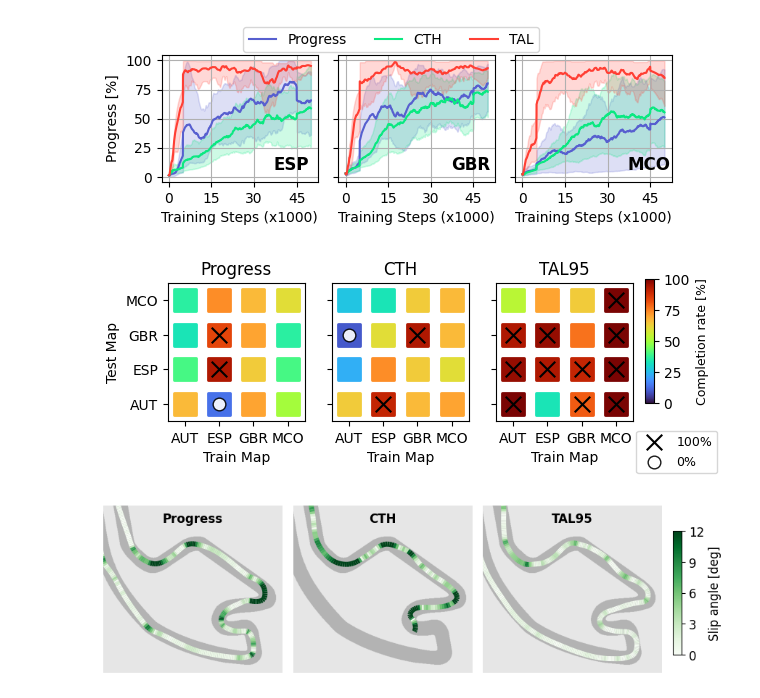
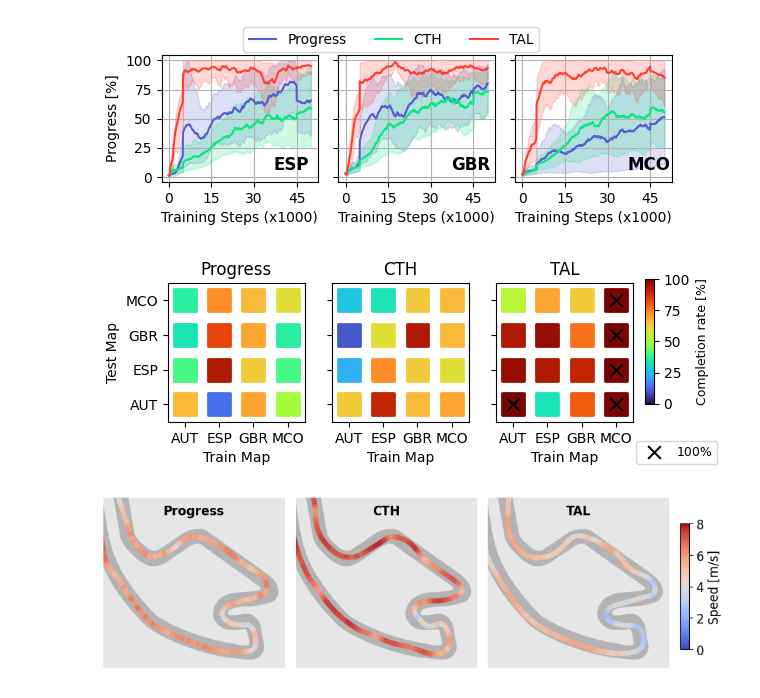
Before and after one commit to BDEvan5/f1tenth_benchmarks, a Jupyter notebook: f1tenth_benchmarks/benchmark_results/drl_result_plots.ipynb, the cells around one changed output. Cells and saved outputs as stored; diff of their text form; code cells hidden in the pictures.

```diff
--- a/f1tenth_benchmarks/benchmark_results/drl_result_plots.ipynb
+++ b/f1tenth_benchmarks/benchmark_results/drl_result_plots.ipynb
@@ -25,6 +24,8 @@ Complied Full.csv and Summary.csv.
 # %%
 seeds = [12, 13, 14]
 rewards = ["Progress", "CTH", "TAL95"]
+reward_names = ["Progress", "CTH", "TAL"]
+
 train_maps = ["mco", "gbr", "esp", "aut"]
 
 colors = [periwinkle, minty_green, red_orange]
@@ -111,52 +89,63 @@ avg_data.to_csv("Logs/drl_avg_data.csv", index=False)
 # %%
-summary_df = pd.read_csv("Logs/drl_avg_data.csv")
+summary_df = pd.read_csv("Logs/Summary.csv")
+map_list = ["aut", "esp", "gbr", "mco"]
 
-completion_data = summary_df[["TrainMap", "Reward", "CompletionRate", "TestMap"]].copy()
+completion_data = {}
+for i, reward in enumerate(rewards):
+    for train_map in map_list:
+        test_ids = [f"TD3_{reward}_{seed}_{train_map}" for seed in seeds]
+        mini_df = summary_df.loc[summary_df.TestID.isin(test_ids)].drop(columns=["TestID", "Vehicle", "VehicleID"])
+        completion_data[f"{reward}_{train_map}"] = mini_df.groupby("MapName").mean()
+
+completion_data = pd.concat(completion_data).reset_index().fillna(0)
+completion_data["Reward"] = completion_data["level_0"].apply(lambda x: x.split("_")[0])
+completion_data["TrainMap"] = completion_data["level_0"].apply(lambda x: x.split("_")[1])
+completion_data = completion_data.drop(columns=["level_0", "StdTime"])
+completion_data["TestMap"] = completion_data["MapName"].apply(lambda x: x.upper())
+
+completion_data = completion_data[["TrainMap", "Reward", "CompletionRate", "TestMap"]].copy()
 completion_data["CompletionRate"] = 100 * completion_data["CompletionRate"]
 completion_data["TrainMap"] = completion_data["TrainMap"].apply(lambda x: x.upper())
-completion_data["TestMap"] = completion_data["TestMap"].apply(lambda x: x.upper())
+completion_data["TestMap"] = completion_data["TestMap"]
+
 size = 250
-
-rewards = ["Progress", "CTH", "TAL95"]
 
 fig, ax = plt.subplots(1, 3, figsize=(6, 1.8), sharex=True, sharey=True)
 for i, reward in enumerate(rewards):
     axs = ax[i]
     reward_df = completion_data.loc[completion_data.Reward == reward]
 
     a = axs.scatter(reward_df["TrainMap"], reward_df["TestMap"], s=size, c=reward_df["CompletionRate"], marker='s', linewidth=2, cmap='turbo', vmin=0, vmax=100)
 
-    complete_df = reward_df.loc[reward_df.CompletionRate >= 80]
-    axs.scatter(complete_df["TrainMap"], complete_df["TestMap"], s=size/2, c='k', marker='x', label="100%")
+    complete_df = reward_df.loc[reward_df.CompletionRate >= 99]
+    axs.scatter(complete_df["TrainMap"], complete_df["TestMap"], s=size/3, c='k', marker='x', label="100%")
 
-    complete_df = reward_df.loc[reward_df.CompletionRate <= 20]
-    axs.scatter(complete_df["TrainMap"], complete_df["TestMap"], s=size/3, edgecolors='k', marker='o', alpha=0.9, facecolor='w', label="0%")
+    complete_df = reward_df.loc[reward_df.CompletionRate <= 0]
 
-    axs.set_title(reward)
+    axs.set_title(reward_names[i])
     axs.set_xlabel("Train Map")
     axs.set_xlim(-0.5, 3.5)
     axs.set_ylim(-0.5, 3.5)
 
 ax[0].set_ylabel("Test Map")
 
 ax2 = ax[2]
 cax = fig.add_axes([ax2.get_position().x1+0.02, ax2.get_position().y0+0.1, 0.015, ax2.get_position().height*0.9])
 cbar = plt.colorbar(a, cax=cax, label="Completion Rate [%]")
 cbar.set_label("Completion rate [%]", size=9)
 ax[2].legend(loc='center', bbox_to_anchor=(1.32, -0.22), fontsize=9)
 
-plt.savefig(f"{save_path}drl_CompletionRate.pdf", bbox_inches='tight')
-plt.savefig(f"{save_path}drl_CompletionRate.svg", bbox_inches='tight')
+plt.savefig(f"{save_path}drl_CompletionRate.pdf", bbox_inches='tight', pad_inches=0.01)
+plt.savefig(f"{save_path}drl_CompletionRate.svg", bbox_inches='tight', pad_inches=0.01)
 # %% [output]
-[figure, old version]
+[figure, new version]
 # %%
 planner_name = "EndToEnd"
 seed = 13
 train_map = "mco"
 test_map = "mco"
 test_ids = [f"TD3_{reward}_{seed}_{train_map}" for reward in rewards]
-frequency = 25
-lap_n = 0
+lap_n = 4
 
 map_data = MapData(test_map)
 fig, axs = plt.subplots(1, len(test_ids), figsize=(8, 10), sharex=True, sharey=True)
@@ -172,9 +161,9 @@ for i, test_id in enumerate(test_ids):
         xs, ys = map_data.xy2rc(df.x, df.y)
         pts = np.array([xs, ys]).T.reshape(-1, 1, 2)
         segments = np.concatenate([pts[:-1], pts[1:]], axis=1)
-        norm = plt.Normalize(0, 12)
-        lc = LineCollection(segments, cmap='Greens', norm=norm)
-        lc.set_array(df.slip.values)
+        norm = plt.Normalize(0, 8)
+        lc = LineCollection(segments, cmap='coolwarm', norm=norm)
+        lc.set_array(df.speed.values)
         lc.set_linewidth(5)
         line = plt.gca().add_collection(lc)
 
@@ -182,16 +171,16 @@ for i, test_id in enumerate(test_ids):
         axs[i].set_aspect('equal')
         plt.xlim(650, 1110)
         plt.ylim(70, 500)
-        plt.text(0.5, 0.92, f"{rewards[i]}", horizontalalignment='center', verticalalignment='center', transform=axs[i].transAxes, fontsize=12, fontweight="bold")
+        plt.text(0.5, 0.92, f"{reward_names[i]}", horizontalalignment='center', verticalalignment='center', transform=axs[i].transAxes, fontsize=12, fontweight="bold")
 
 ax = plt.gca()
 cax = fig.add_axes([ax.get_position().x1+0.1, ax.get_position().y0, 0.015, ax.get_position().height])
-cbar = plt.colorbar(line, cax=cax, label="Slip angle [deg]", ticks=[0, 3, 6, 9, 12])
-cbar.ax.set_yticklabels([0, 3, 6, 9, 12], fontsize=12)
-cbar.set_label("Slip angle [deg]", fontsize=12)
+cbar = plt.colorbar(line, cax=cax, ticks=[0, 2, 4, 6, 8])
+cbar.ax.set_yticklabels([0, 2, 4, 6, 8], fontsize=12)
+cbar.set_label("Speed [m/s]", fontsize=12)
 plt.tight_layout()
 
-plt.savefig(f"{save_path}drl_slip_trajectories_{test_map}.svg", bbox_inches='tight')
-plt.savefig(f"{save_path}drl_slip_trajectories_{test_map}.pdf", bbox_inches='tight')
+plt.savefig(f"{save_path}drl_speed_trajectories_{test_map}.svg", bbox_inches='tight', pad_inches=0.01)
+plt.savefig(f"{save_path}drl_speed_trajectories_{test_map}.pdf", bbox_inches='tight', pad_inches=0.01)
 # %% [output]
-[figure, old version]
+[figure, new version]
```
Also changed, not shown: parts of 4 cells of this notebook, 5 other files.
